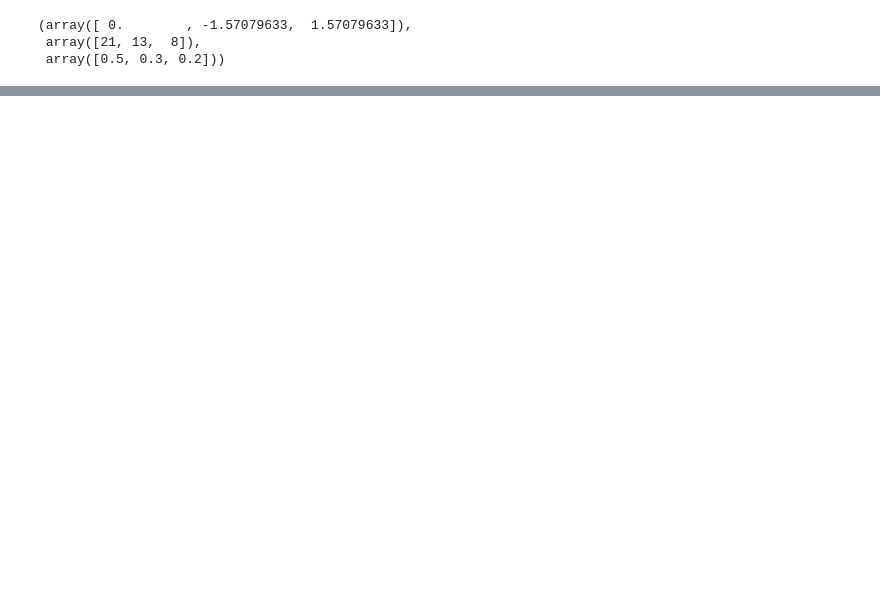
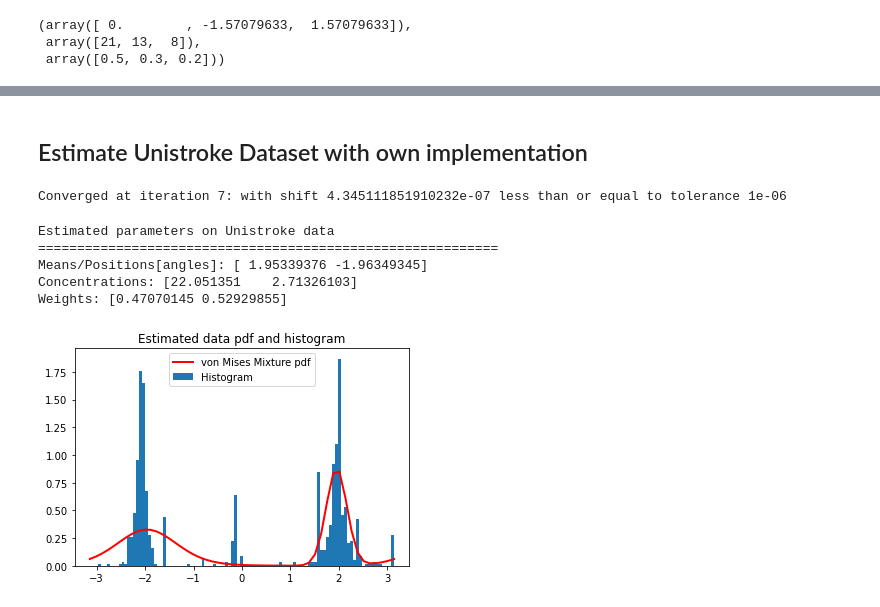
Before and after one commit to siriusted/GMM, a Jupyter notebook: Lab1.ipynb, the cells around one changed output, grey strips where cells are left out. Saved outputs shown, nothing was run; the diff lists cells and outputs as text; code cells hidden in the pictures; blank space fills up the shorter version.

Commit message:
estimate unistroke with own implementation

```diff
--- a/Lab1.ipynb
+++ b/Lab1.ipynb
@@ -535,0 +536,25 @@ Text(0.5, 1.0, 'Simulated mixture with estimated labels')
+# %% [markdown]
+## Estimate Unistroke Dataset with own implementation
+# %%
+unistroke_vmm = VonMisesMixture(2)
+# %%
+uni_labels = unistroke_vmm.fit(angles)
+# %% [output]
+Converged at iteration 7: with shift 4.345111851910232e-07 less than or equal to tolerance 1e-06
+# %%
+m, k, w = unistroke_vmm.get_params()
+print('Estimated parameters on Unistroke data',
+      '===========================================================',
+      f'Means/Positions[angles]: {m}',
+      f'Concentrations: {k}',
+      f'Weights: {w}',
+      sep='\n')
+
+unistroke_vmm.plot_hist_and_pdf(angles, 'Estimated data pdf and histogram')
+# %% [output]
+Estimated parameters on Unistroke data
+===========================================================
+Means/Positions[angles]: [ 1.95339376 -1.96349345]
+Concentrations: [22.051351    2.71326103]
+Weights: [0.47070145 0.52929855]
+[figure, added]
```
Also changed, not shown: parts of 10 cells of this notebook.
